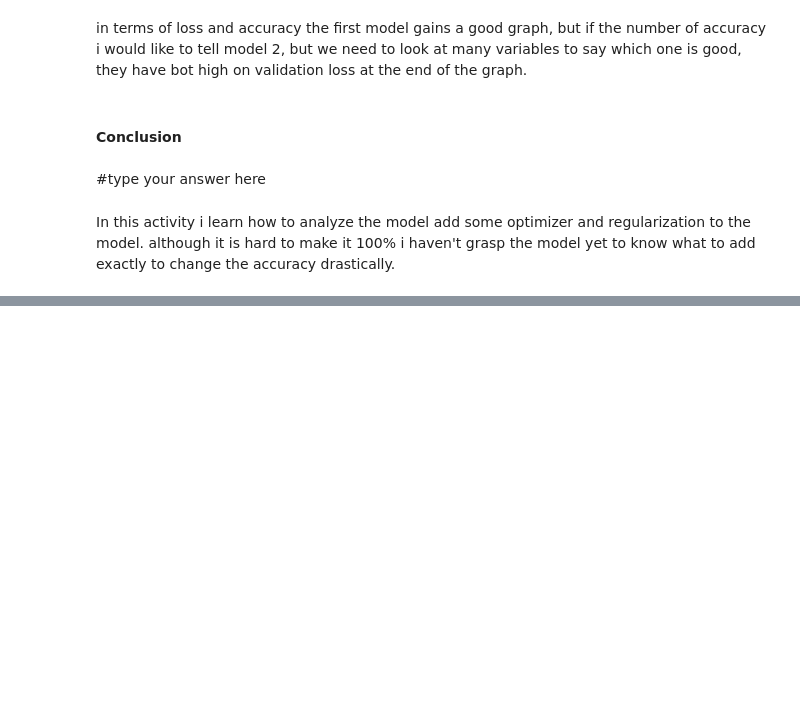
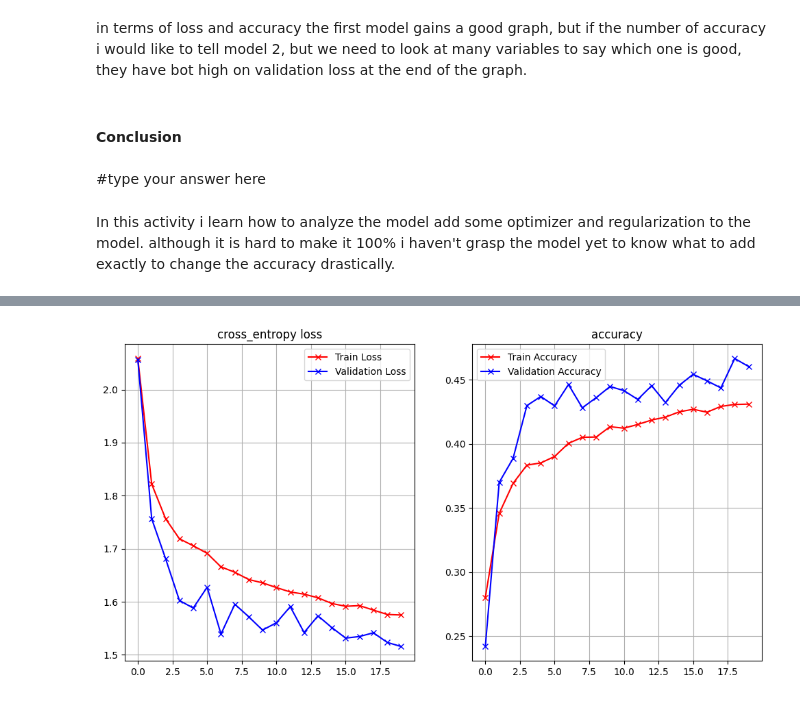
Before and after one commit to JomariIGL/CPE-313, a Jupyter notebook: Hands_on_Activity_2_3_Regularization.ipynb, the cells around one changed output, grey strips where cells are left out. Drawn from its saved outputs; the diff is of its cells as text; code cells hidden in the pictures; blank space fills up the shorter version.

```diff
--- a/Hands_on_Activity_2_3_Regularization.ipynb
+++ b/Hands_on_Activity_2_3_Regularization.ipynb
@@ -393,0 +419,25 @@ In this activity i learn how to analyze the model add some optimizer and regular
+# %%
+from tensorflow.keras import regularizers
+from keras.layers import BatchNormalization
+model3 = Sequential()
+model3.add(Dense(500, activation='relu',input_shape=(3072,)))
+model3.add(Dropout(0.30))
+model3.add(BatchNormalization())
+model3.add(Dense(400, activation='relu'))
+model3.add(Dropout(0.25))
+model3.add(BatchNormalization())
+model3.add(Dense(10, activation='softmax'))
+# %%
+learning_rate = .001
+model3.compile(loss='categorical_crossentropy',
+              optimizer='adam',
+              metrics=['accuracy'])
+batch_size = 256
+epochs = 20
+
+history3 = model3.fit(
+    x_train, y_train,
+    batch_size=batch_size,
+    epochs=epochs,
+    verbose=1,
+    validation_data=(x_test, y_test))
@@ -393,0 +462,22 @@ In this activity i learn how to analyze the model add some optimizer and regular
+# %%
+def plot_loss_accuracy(history):
+    fig = plt.figure(figsize=(12, 6))
+    ax = fig.add_subplot(1, 2, 1)
+    ax.plot(history3.history["loss"],'r-x', label="Train Loss")
+    ax.plot(history3.history["val_loss"],'b-x', label="Validation Loss")
+    ax.legend()
+    ax.set_title('cross_entropy loss')
+    ax.grid(True)
+
+
+    ax = fig.add_subplot(1, 2, 2)
+    ax.plot(history3.history["accuracy"],'r-x', label="Train Accuracy")
+    ax.plot(history3.history["val_accuracy"],'b-x', label="Validation Accuracy")
+    ax.legend()
+    ax.set_title('accuracy')
+    ax.grid(True)
+
+
+plot_loss_accuracy(history)
+# %% [output]
+[figure, added]
```
Also changed, not shown: parts of 8 cells of this notebook.
